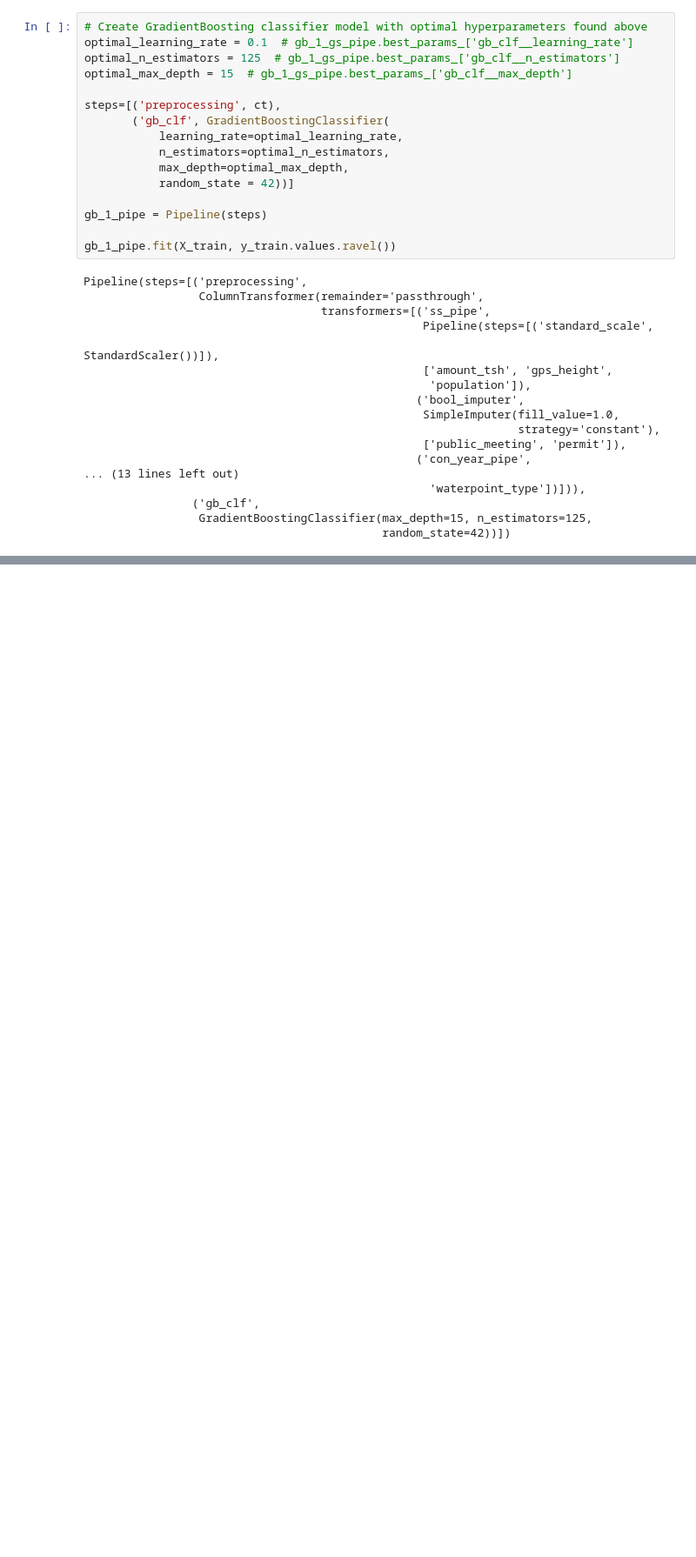
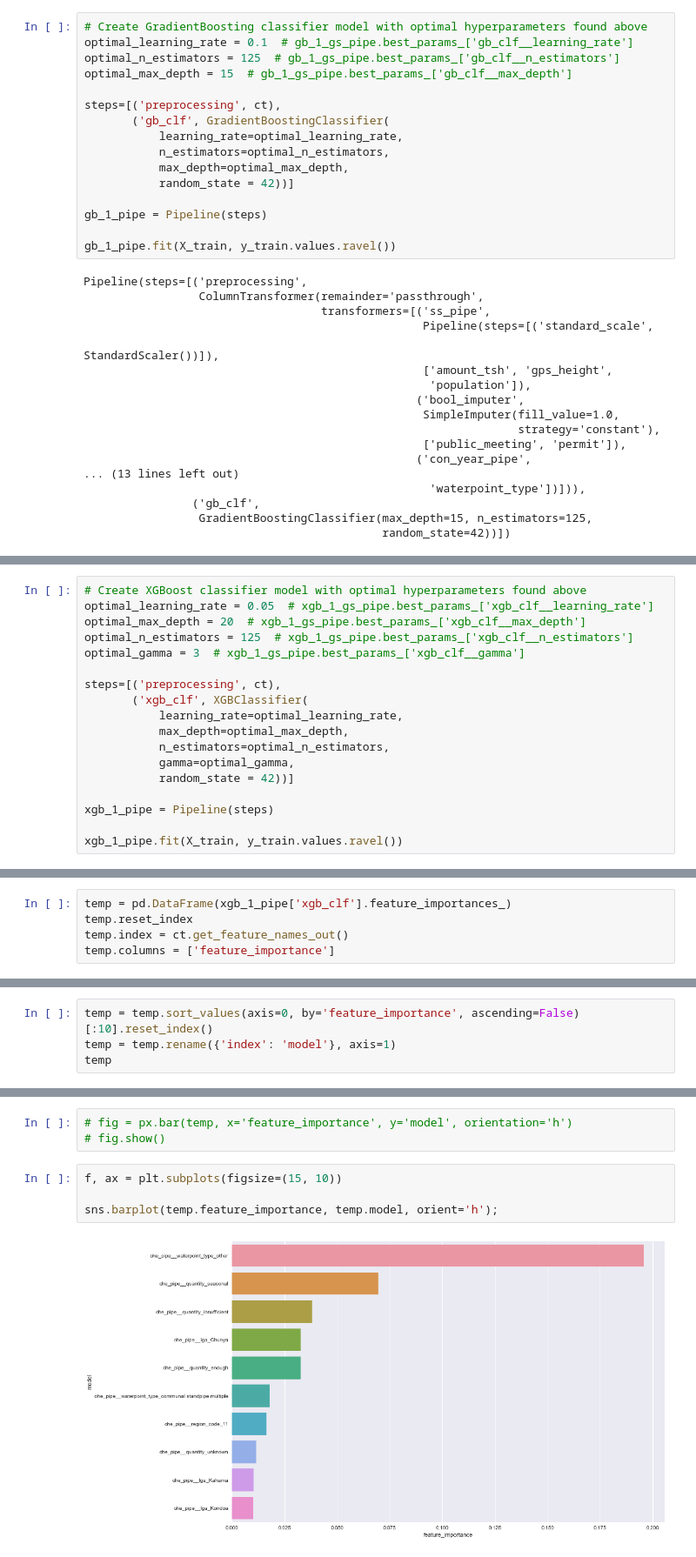
Before and after one commit to rjpost20/Classification-Project, a Jupyter notebook: Water Pump Classification Model V2.ipynb, the cells around one changed output, grey strips where cells are left out. Shown at 87% size. Drawn from its saved outputs; the diff is of its cells as text; blank space fills up the shorter version.

```diff
--- a/Water Pump Classification Model V2.ipynb
+++ b/Water Pump Classification Model V2.ipynb
@@ -1617,0 +1546,18 @@ AUC score: 0.89139
+# %%
+# Create XGBoost classifier model with optimal hyperparameters found above
+optimal_learning_rate = 0.05  # xgb_1_gs_pipe.best_params_['xgb_clf__learning_rate']
+optimal_max_depth = 20  # xgb_1_gs_pipe.best_params_['xgb_clf__max_depth']
+optimal_n_estimators = 125  # xgb_1_gs_pipe.best_params_['xgb_clf__n_estimators']
+optimal_gamma = 3  # xgb_1_gs_pipe.best_params_['xgb_clf__gamma']
+
+steps=[('preprocessing', ct),
+       ('xgb_clf', XGBClassifier(
+           learning_rate=optimal_learning_rate,
+           max_depth=optimal_max_depth,
+           n_estimators=optimal_n_estimators,
+           gamma=optimal_gamma,
+           random_state = 42))]
+
+xgb_1_pipe = Pipeline(steps)
+
+xgb_1_pipe.fit(X_train, y_train.values.ravel())
@@ -1617,0 +1662,5 @@ AUC score: 0.89139
+# %%
+temp = pd.DataFrame(xgb_1_pipe['xgb_clf'].feature_importances_)
+temp.reset_index
+temp.index = ct.get_feature_names_out()
+temp.columns = ['feature_importance']
@@ -1617,0 +1683,4 @@ AUC score: 0.89139
+# %%
+temp = temp.sort_values(axis=0, by='feature_importance', ascending=False)[:10].reset_index()
+temp = temp.rename({'index': 'model'}, axis=1)
+temp
@@ -1617,0 +1699,9 @@ AUC score: 0.89139
+# %%
+# fig = px.bar(temp, x='feature_importance', y='model', orientation='h')
+# fig.show()
+# %%
+f, ax = plt.subplots(figsize=(15, 10))
+
+sns.barplot(temp.feature_importance, temp.model, orient='h');
+# %% [output]
+[figure, added]
```
Also changed, not shown: parts of 51 cells of this notebook.
